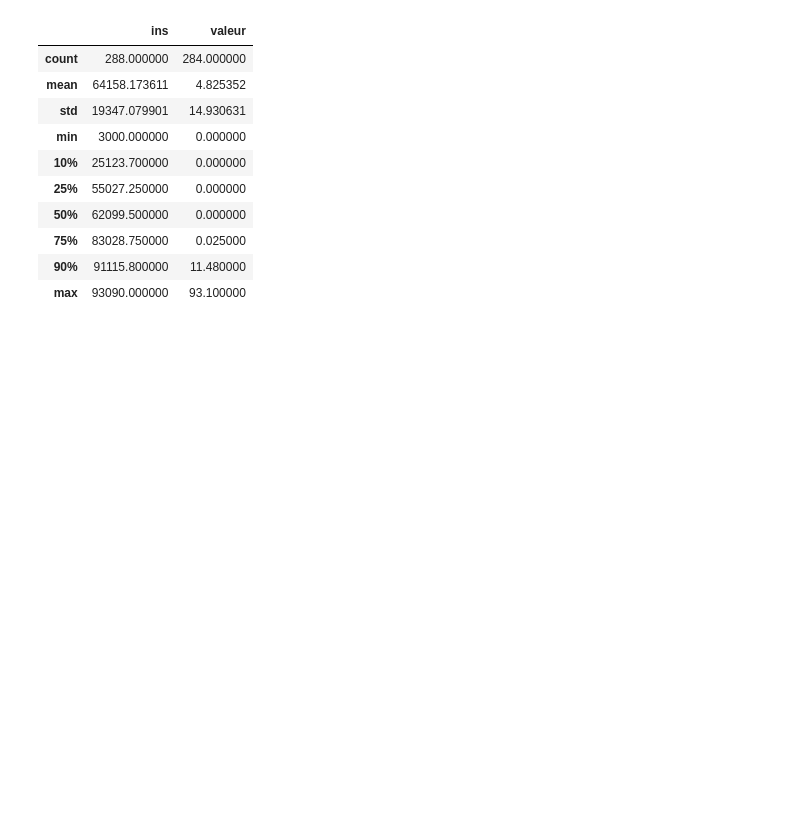
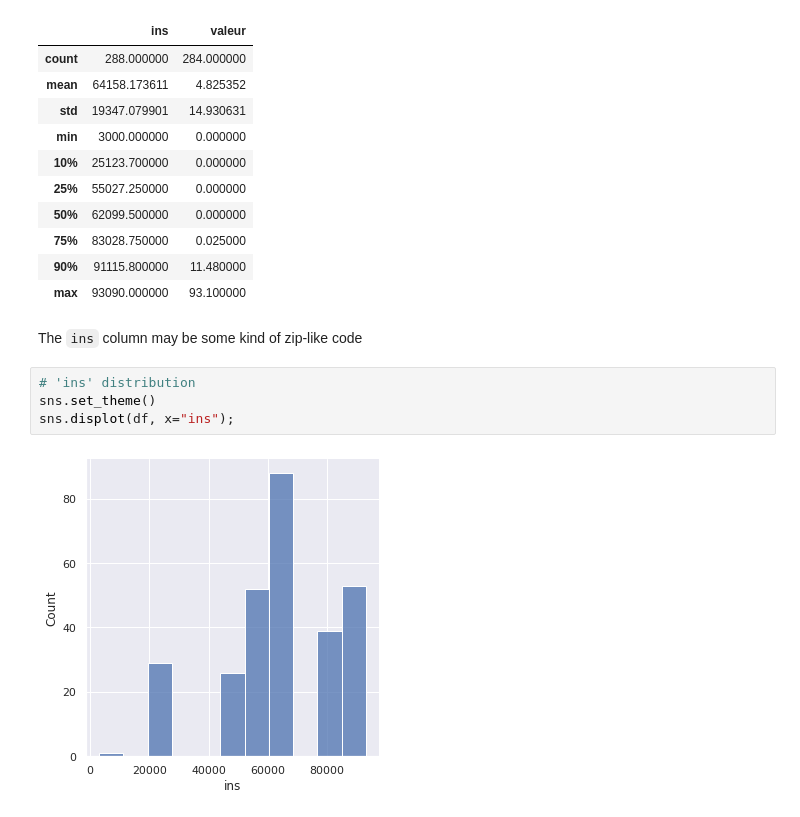
Before and after one commit to jose-marquez89/daily-dataset, a Jupyter notebook: high-tech-jobs/high_tech_jobs.ipynb, the cells around one changed output. Saved outputs shown, nothing was run; the diff lists cells and outputs as text; blank space fills up the shorter version.

Commit message:
adds seaborn visualizations and exploration

```diff
--- a/high-tech-jobs/high_tech_jobs.ipynb
+++ b/high-tech-jobs/high_tech_jobs.ipynb
@@ -40,3 +44,11 @@ df.describe(percentiles=[.10, .25, .75, .90])
 | 75% | 83028.750000 | 0.025000 |
 | 90% | 91115.800000 | 11.480000 |
 | max | 93090.000000 | 93.100000 |
+# %% [markdown]
+The `ins` column may be some kind of zip-like code
+# %%
+# 'ins' distribution
+sns.set_theme()
+sns.displot(df, x="ins");
+# %% [output]
+[figure, added]
```
Also changed, not shown: parts of 9 cells of this notebook.
